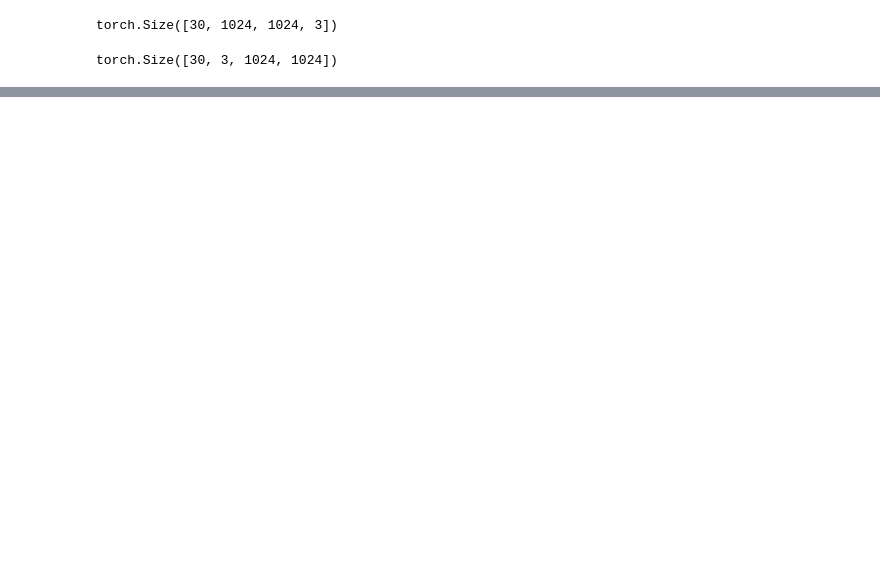
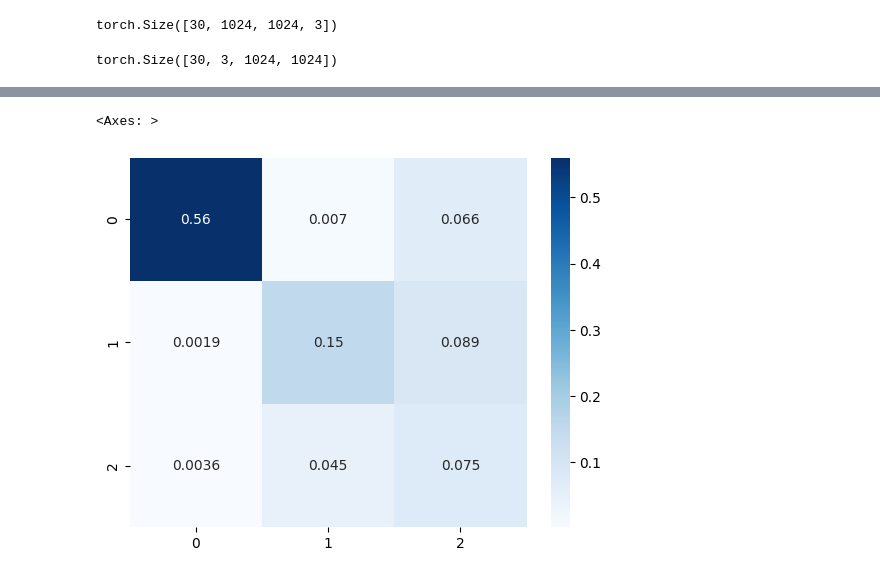
Before and after one commit to Deceptrax123/Crop-Weed-Semantic-Segmentation, a Jupyter notebook: test_metrics.ipynb, the cells around one changed output, grey strips where cells are left out. Drawn from its saved outputs; the diff is of its cells as text; code cells hidden in the pictures; blank space fills up the shorter version.

```diff
--- a/test_metrics.ipynb
+++ b/test_metrics.ipynb
@@ -123,0 +136,8 @@ array([[0.48834699, 0.0063859 , 0.13818509],
+# %%
+#For true positive rates
+cf=confusion_matrix(y_labels,pred_labels,normalize='all')
+
+sb.heatmap(cf,annot=True,cmap='Blues')
+# %% [output]
+<Axes: >
+[figure, added]
```
Also changed, not shown: parts of 11 cells of this notebook, 1 other file.
